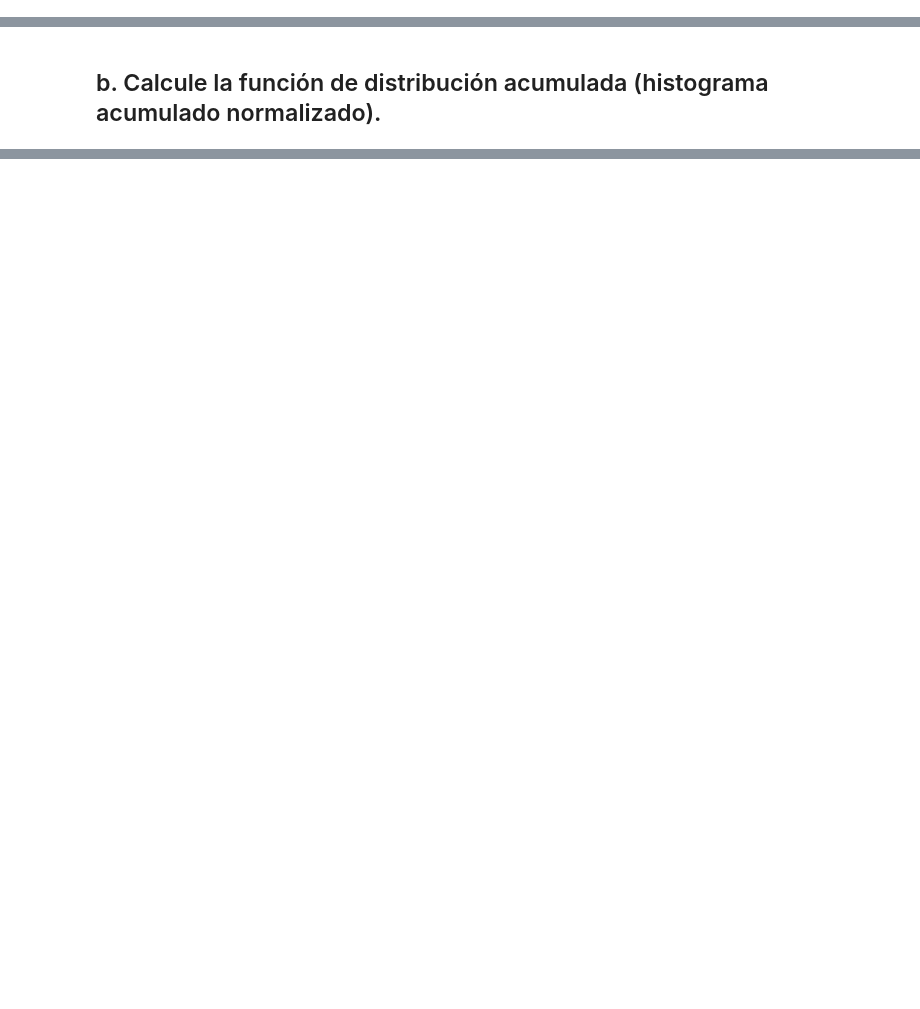
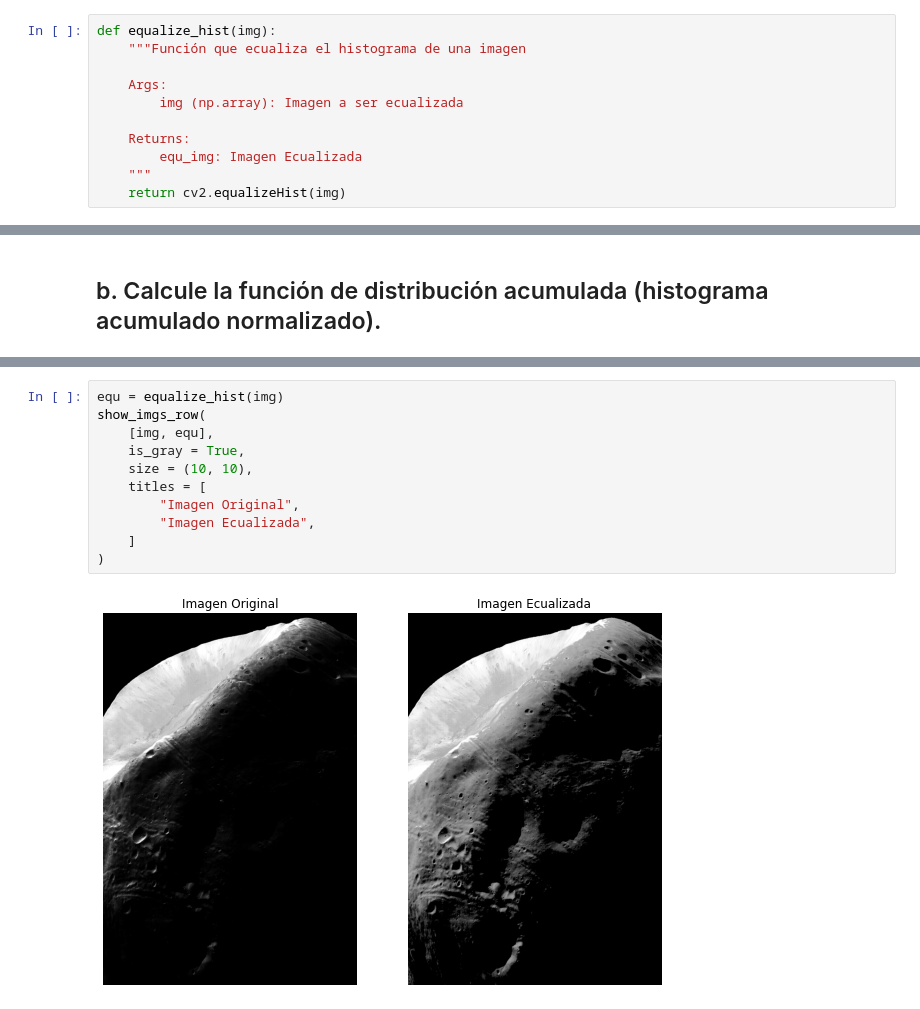
Before and after one commit to BubuDavid/Fundamentos-de-Procesamiento-Digital-de-Imagenes, a Jupyter notebook: tareas/tarea5/Tarea5_Code.ipynb, the cells around one changed output, grey strips where cells are left out. Cells and saved outputs as stored; diff of their text form; blank space fills up the shorter version.

```diff
--- a/tareas/tarea5/Tarea5_Code.ipynb
+++ b/tareas/tarea5/Tarea5_Code.ipynb
@@ -116,3 +183,14 @@ def binarize(img, max_val):
+# %%
+def equalize_hist(img):
+	"""Función que ecualiza el histograma de una imagen
+
+	Args:
+		img (np.array): Imagen a ser ecualizada
+
+	Returns:
+		equ_img: Imagen Ecualizada
+	"""
+	return cv2.equalizeHist(img)
 # %% [markdown]
 # 1. Usando la imagen Fig0310(a).tif:
 # %%
@@ -146,0 +230,13 @@ hist, bins = show_histograms(
+# %%
+equ = equalize_hist(img)
+show_imgs_row(
+    [img, equ],
+    is_gray = True,
+    size = (10, 10),
+    titles = [
+        "Imagen Original",
+        "Imagen Ecualizada",
+    ]
+)
+# %% [output]
+[figure, added]
```
Also changed, not shown: parts of 21 cells of this notebook.
